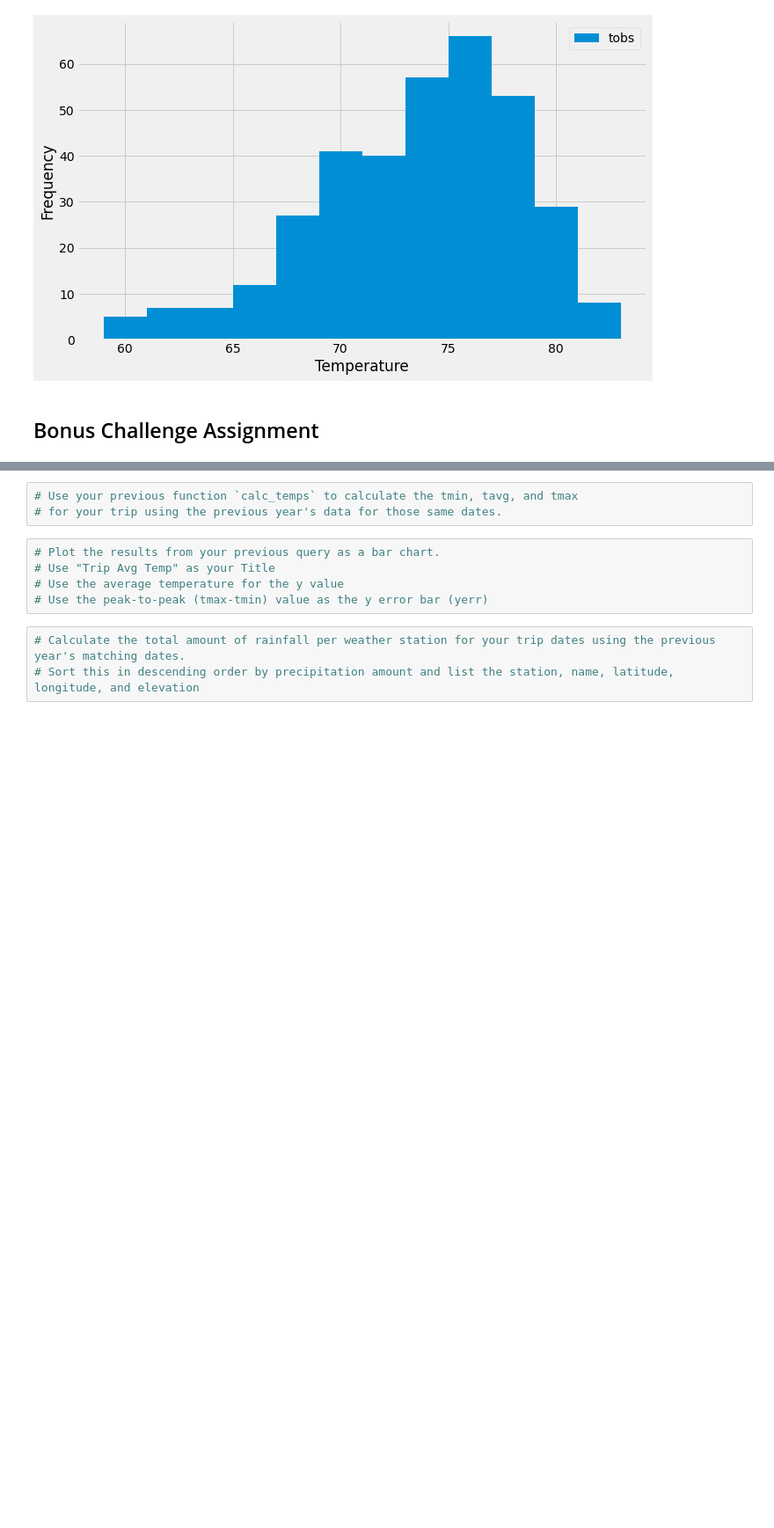
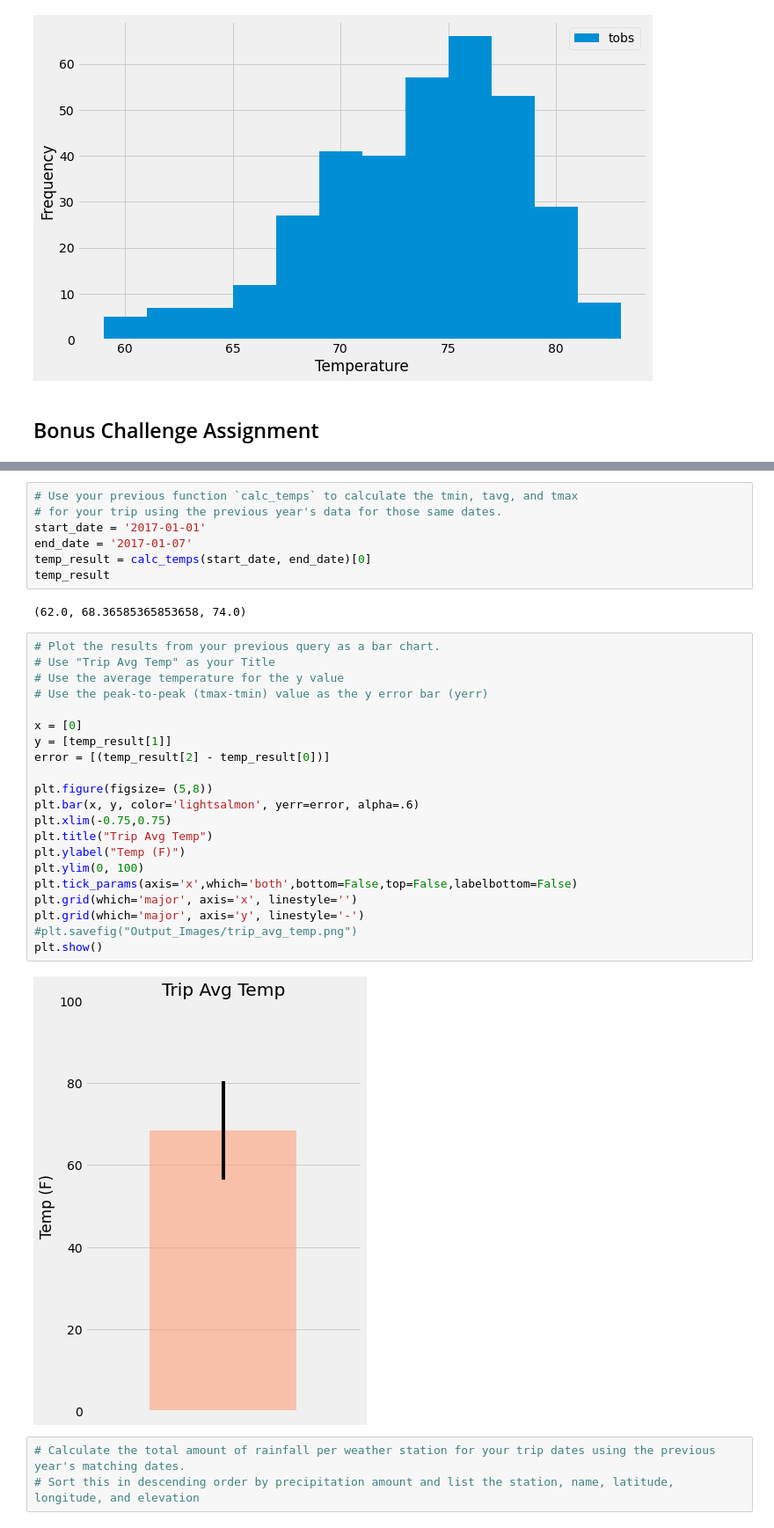
Before and after one commit to erinmlee97/sqlalchemy_challenge, a Jupyter notebook: climate_starter.ipynb, the cells around one changed output, grey strips where cells are left out. Shown: that part at 88% size. Saved outputs shown, nothing was run; the diff lists cells and outputs as text; blank space fills up the shorter version.

Commit message:
Finished trip avg temp graph

```diff
--- a/climate_starter.ipynb
+++ b/climate_starter.ipynb
@@ -236,11 +238,35 @@ print(calc_temps('2012-02-28', '2012-03-05'))
 # %%
 # Use your previous function `calc_temps` to calculate the tmin, tavg, and tmax
 # for your trip using the previous year's data for those same dates.
+start_date = '2017-01-01'
+end_date = '2017-01-07'
+temp_result = calc_temps(start_date, end_date)[0]
+temp_result
+# %% [output]
+(62.0, 68.36585365853658, 74.0)
 # %%
 # Plot the results from your previous query as a bar chart.
 # Use "Trip Avg Temp" as your Title
 # Use the average temperature for the y value
 # Use the peak-to-peak (tmax-tmin) value as the y error bar (yerr)
+
+x = [0]
+y = [temp_result[1]]
+error = [(temp_result[2] - temp_result[0])]
+
+plt.figure(figsize= (5,8))
+plt.bar(x, y, color='lightsalmon', yerr=error, alpha=.6)
+plt.xlim(-0.75,0.75)
+plt.title("Trip Avg Temp")
+plt.ylabel("Temp (F)")
+plt.ylim(0, 100)
+plt.tick_params(axis='x',which='both',bottom=False,top=False,labelbottom=False)
+plt.grid(which='major', axis='x', linestyle='')
+plt.grid(which='major', axis='y', linestyle='-')
+#plt.savefig("Output_Images/trip_avg_temp.png")
+plt.show()
+# %% [output]
+[figure, added]
 # %%
 # Calculate the total amount of rainfall per weather station for your trip dates using the previous year's matching dates.
 # Sort this in descending order by precipitation amount and list the station, name, latitude, longitude, and elevation
```
Also changed, not shown: parts of 1 cell of this notebook.
